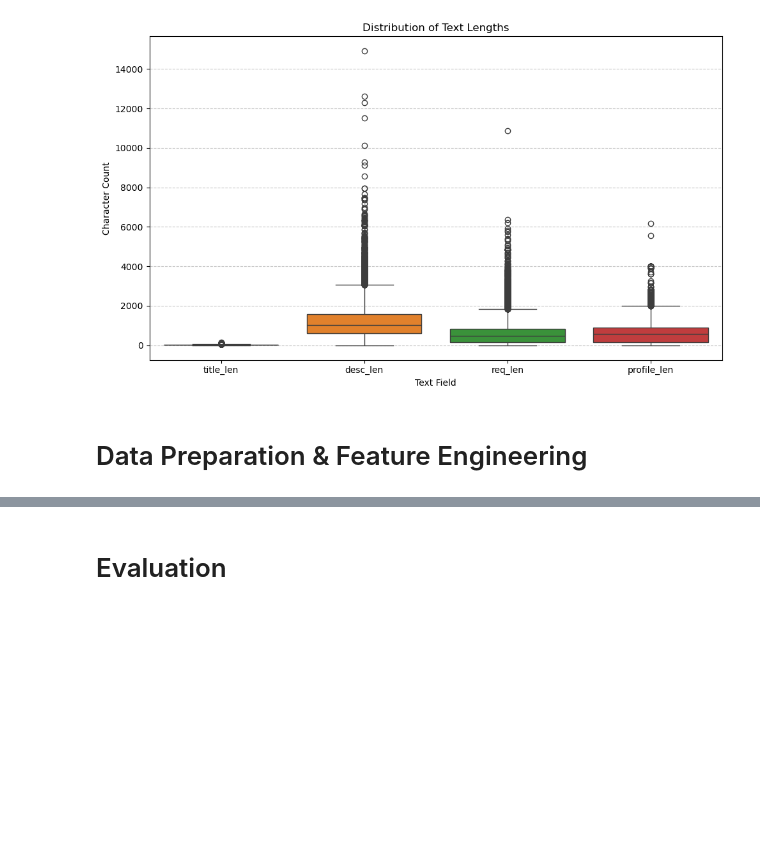
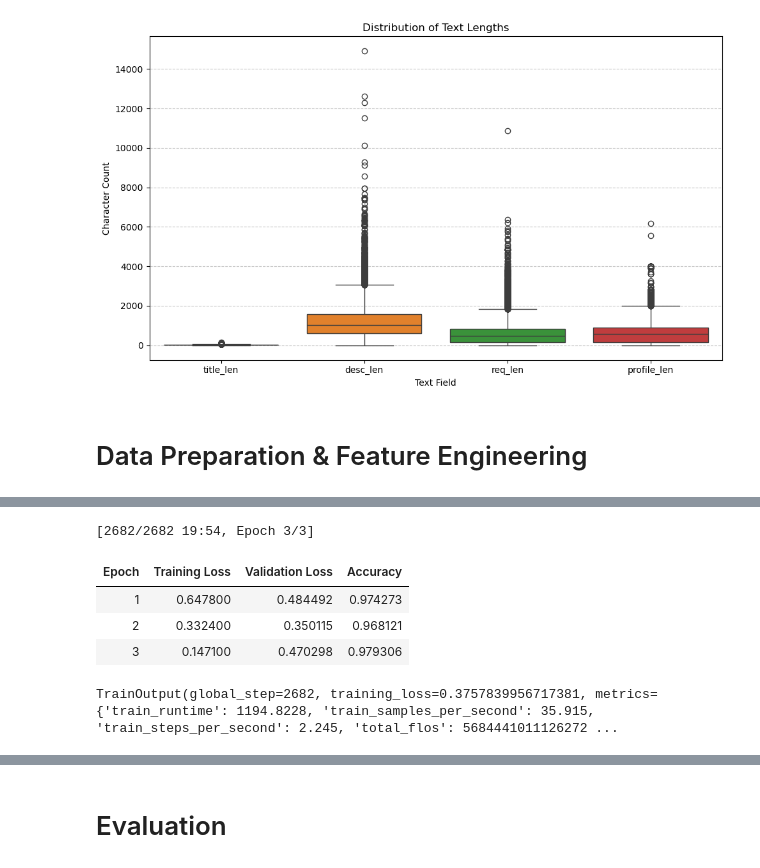
Before and after one commit to navanodonavan/MSAAI510FinalProjectGroup4, a Jupyter notebook: Final Project Section5-Team 4.ipynb, the cells around one changed output, grey strips where cells are left out. Drawn from its saved outputs; the diff is of its cells as text; code cells hidden in the pictures; blank space fills up the shorter version.

```diff
--- a/Final Project Section5-Team 4.ipynb
+++ b/Final Project Section5-Team 4.ipynb
@@ -147,0 +318,43 @@ plt.show()
+# %%
+# load accuracy
+accuracy_metric = load_metric("accuracy")
+
+# create compute_metrics functions
+def compute_metrics(eval_pred):
+    logits, labels = eval_pred
+    predictions = np.argmax(logits, axis=1)
+    return accuracy_metric.compute(predictions=predictions, references=labels)
+
+# define training parameters
+training_args = TrainingArguments(
+    output_dir="./results",
+    eval_strategy="epoch",
+    save_strategy="epoch",
+    logging_strategy="epoch",
+    num_train_epochs=3,
+    per_device_train_batch_size=16,
+    per_device_eval_batch_size=16,
+    learning_rate=5e-5,
+    weight_decay=0.01,
+    load_best_model_at_end=True,
+    metric_for_best_model="accuracy",
+)
+
+trainer = WeightedLossTrainer(
+    model=model,
+    args=training_args,
+    train_dataset=train_dataset,
+    eval_dataset=val_dataset,
+    tokenizer=tokenizer,
+    compute_metrics=compute_metrics,
+)
+
+# train the model
+trainer.train()
+# %% [output]
+[2682/2682 19:54, Epoch 3/3]
+| Epoch | Training Loss | Validation Loss | Accuracy |
+| 1 | 0.647800 | 0.484492 | 0.974273 |
+| 2 | 0.332400 | 0.350115 | 0.968121 |
+| 3 | 0.147100 | 0.470298 | 0.979306 |
+TrainOutput(global_step=2682, training_loss=0.3757839956717381, metrics={'train_runtime': 1194.8228, 'train_samples_per_second': 35.915, 'train_steps_per_second': 2.245, 'total_flos': 5684441011126272 ...
```
Also changed, not shown: parts of 17 cells of this notebook.
